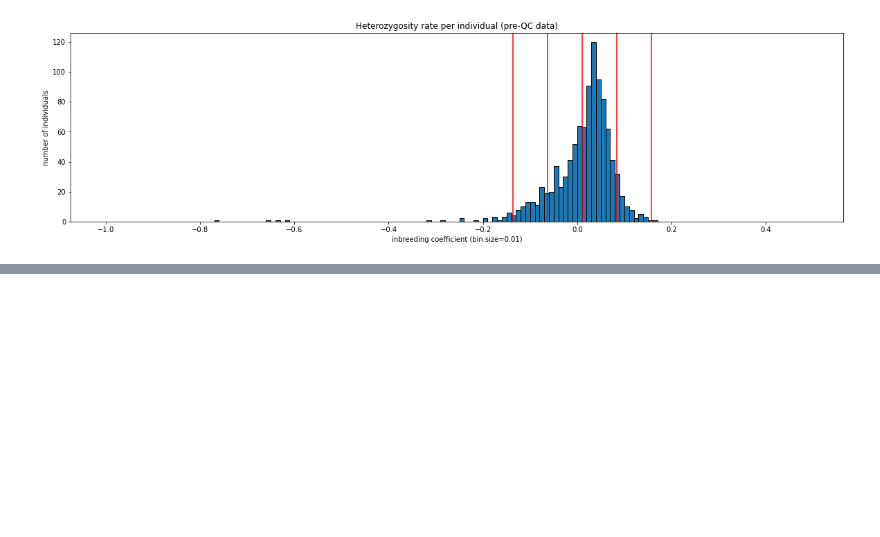
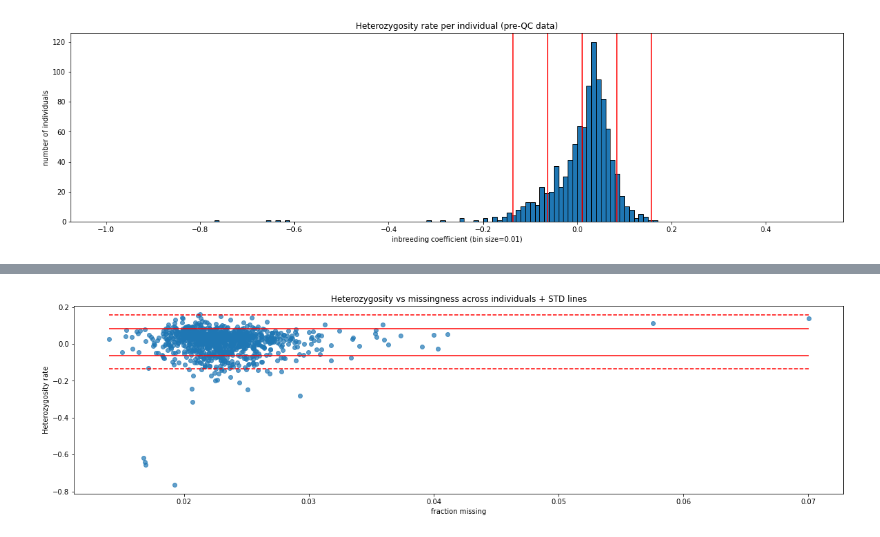
Before and after one commit to acostauribe/QC_TANGL-hg38, a Jupyter notebook: preQC_general_analysis.ipynb, the cells around one changed output, grey strips where cells are left out. Cells and saved outputs as stored; diff of their text form; code cells hidden in the pictures; blank space fills up the shorter version.

Commit message:
divided the analysis for autosomes and sex chrs

```diff
--- a/preQC_general_analysis.ipynb
+++ b/preQC_general_analysis.ipynb
@@ -531,6 +531,7 @@ plt.show()
 # %%
 # What about the missingness per individual? How much sites does each individual missing?
 
+name = 'joint_colombia_annotated'
 notebook_path = os.path.abspath("preQC_general_analysis.ipynb")
 indiv_miss_file_path = os.path.join(os.path.dirname(notebook_path), 'data/' + name + ".PRE-QC.imiss")
 
@@ -594,6 +595,7 @@ plt.show()
 [figure]
 # %%
 # Look at the measure of heterozygosity, the inbreeding coefficient (F)
+name = 'joint_colombia_annotated'
 notebook_path = os.path.abspath("preQC_general_analysis.ipynb")
 indiv_het_path = os.path.join(os.path.dirname(notebook_path), "data/" + name + ".PRE-QC.het")
 
@@ -705,0 +629,53 @@ total: 1025
+# %%
+# Check the missingness vs heterozygosity rate per individual
+
+name = 'joint_colombia_annotated'
+notebook_path = os.path.abspath("preQC_general_analysis.ipynb")
+indiv_miss_file_path = os.path.join(os.path.dirname(notebook_path), 'data/' + name + ".PRE-QC.imiss")
+
+indiv_missingness = {}
+
+# Read the imiss file and extract the IDs and N_MISS
+with open(indiv_miss_file_path, 'r') as f:
+    f.readline()   # skip header
+    for line in f:
+        line = line.split('\t')
+        if line[0] != 'HALB3015251':  # Get rid of the outlier
+            indiv_missingness[line[0]] = float(line[4])
+
+
+indiv_het_path = os.path.join(os.path.dirname(notebook_path), "data/" + name + ".PRE-QC.het")
+
+indiv_heterozygosity = {}
+
+with open(indiv_het_path, 'r') as f:
+    f.readline()   # skip header
+    for line in f:
+        indiv, f_coeff = line.split('\t')[0], float(line.strip().split('\t')[-1])
+        if indiv != 'HALB3015251':
+            indiv_heterozygosity[indiv] = f_coeff
+
+
+# Plot missingness vs heterozygosity (the individuals should be the same in both files)
+individuals = list(indiv_missingness.keys())
+missingness, f_coeff = [indiv_missingness[i] for i in individuals], [indiv_heterozygosity[i] for i in individuals]
+
+# Calculate the mean and standard deviations for the heterozygosity
+mean = np.mean(f_coeff)
+std = np.std(f_coeff)
+
+plt.rcParams["figure.figsize"] = (20,5)
+plt.scatter(missingness, f_coeff, alpha=0.5)
+
+#plt.hlines(y=mean, xmin=min(missingness), xmax=max(missingness), colors='r')   # plot mean line
+plt.hlines(y=mean+std, xmin=min(missingness), xmax=max(missingness), colors='r')  # plot right std line
+plt.hlines(y=mean-std, xmin=min(missingness), xmax=max(missingness), colors='r')  # plot left std line
+plt.hlines(y=mean+(std*2), xmin=min(missingness), xmax=max(missingness), colors='r', linestyles='--') # plot right 2 std line
+plt.hlines(y=mean-(std*2), xmin=min(missingness), xmax=max(missingness), colors='r', linestyles='--') # plot left 2 std line
+
+plt.title('Heterozygosity vs missingness across individuals + STD lines')
+plt.ylabel('Heterozygosity rate')
+plt.xlabel('fraction missing')
+plt.show()
+# %% [output]
+[figure, added]
```
Also changed, not shown: parts of 17 cells of this notebook.
